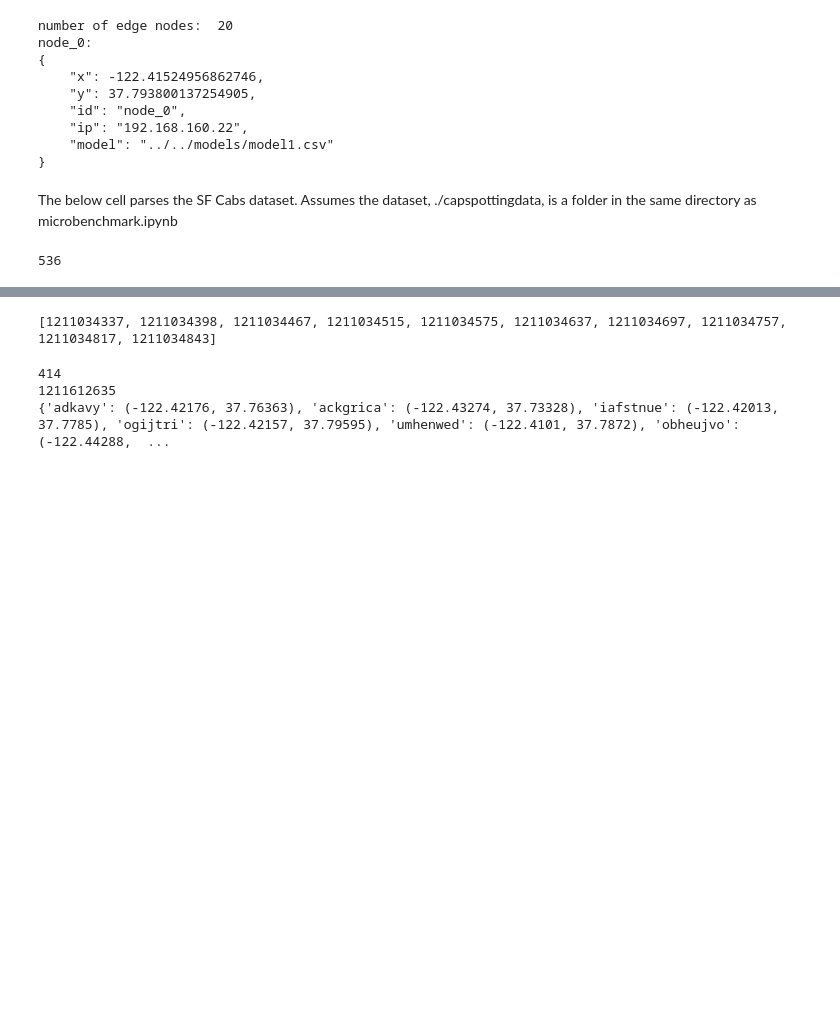
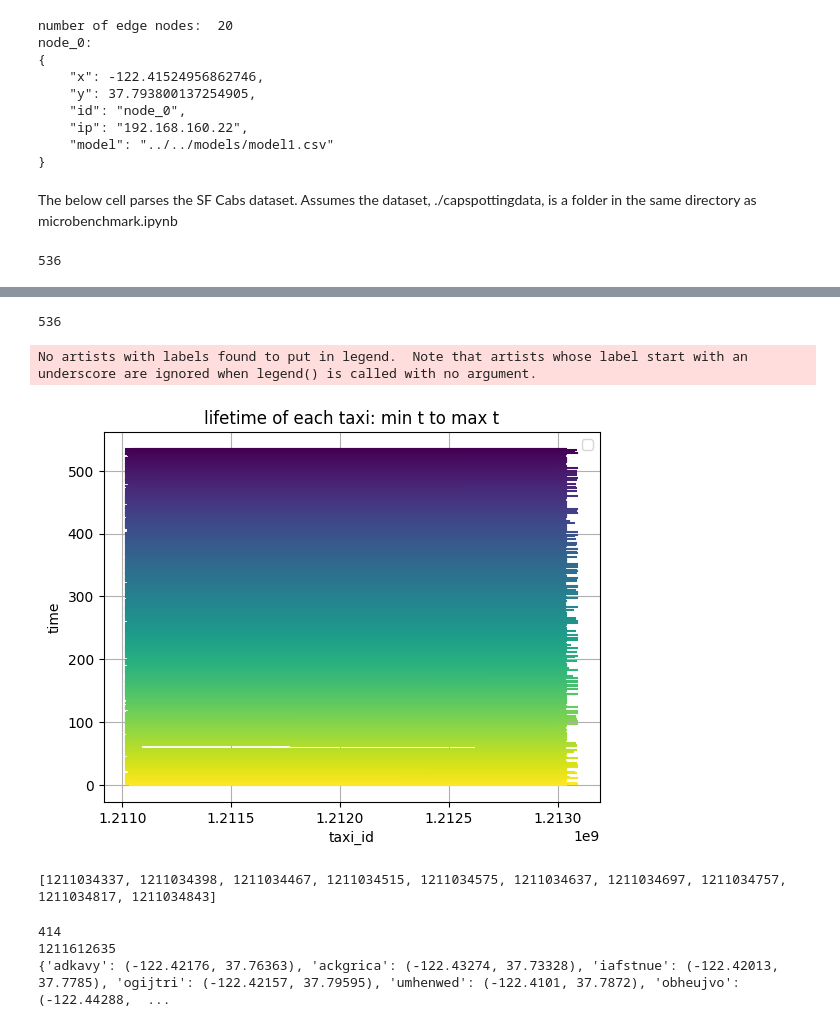
Before and after one commit to jinsun-yoo/faasedge-dag-, a Jupyter notebook: microbenchmark.ipynb, the cells around one changed output, grey strips where cells are left out. Drawn from its saved outputs; the diff is of its cells as text; code cells hidden in the pictures; blank space fills up the shorter version.

```diff
--- a/microbenchmark.ipynb
+++ b/microbenchmark.ipynb
@@ -94,3 +137,41 @@ print(len(paths.keys()))
+# %%
+# Your list of points
+from itertools import cycle
+
+# do it for min to max t per x (taxi)
+
+points = []
+for i, cab in enumerate(paths.keys()):
+    path = paths[cab]
+    times = list(map(lambda x: x['time'], path))
+    points.append((i, times))
+
+
+# Extract unique x values
+unique_x_values = set(x for x, _ in points)
+
+# Create a unique color for each unique x value
+colors = dict(zip(unique_x_values, cycle(plt.cm.viridis_r([i / len(unique_x_values) for i in range(len(unique_x_values))]))))
+
+print(len(colors.keys()))
+
+# Iterate through points and plot (x1, y1), (x1, y2), etc. with the same color for each x1
+for x, y_values in tqdm(points):
+    plt.plot([min(y_values), max(y_values)], [x, x], color=colors[x])
+
+# Customize plot
+plt.xlabel('taxi_id')
+plt.ylabel('time')
+plt.title('lifetime of each taxi: min t to max t')
+plt.legend()
+plt.grid(True)
+
+# Show the plot
+plt.show()
+# %% [output]
+536
+No artists with labels found to put in legend.  Note that artists whose label start with an underscore are ignored when legend() is called with no argument.
+[figure, added]
 # %%
 def make_time_index(paths):
     """
```
Also changed, not shown: parts of 2 cells of this notebook.
